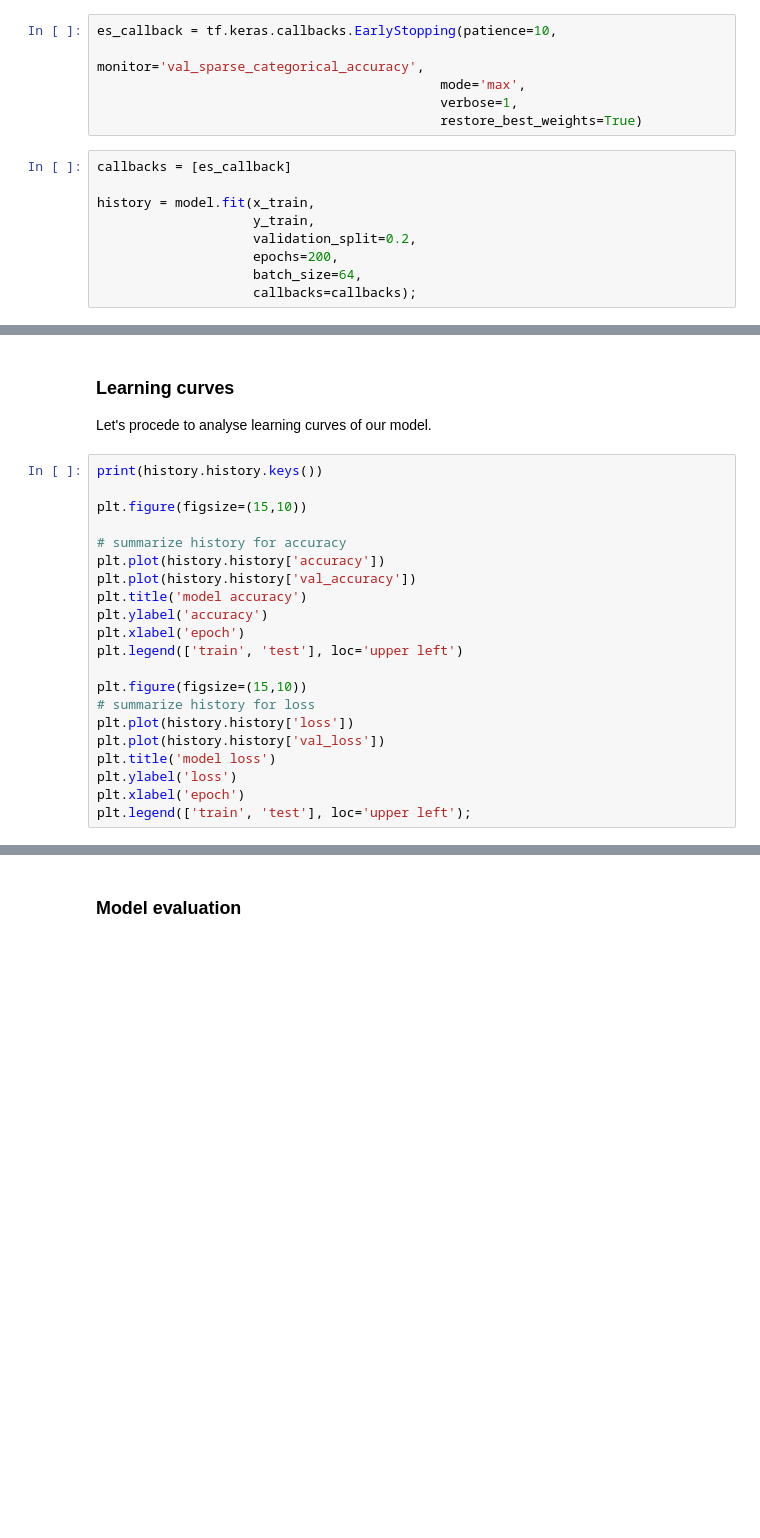
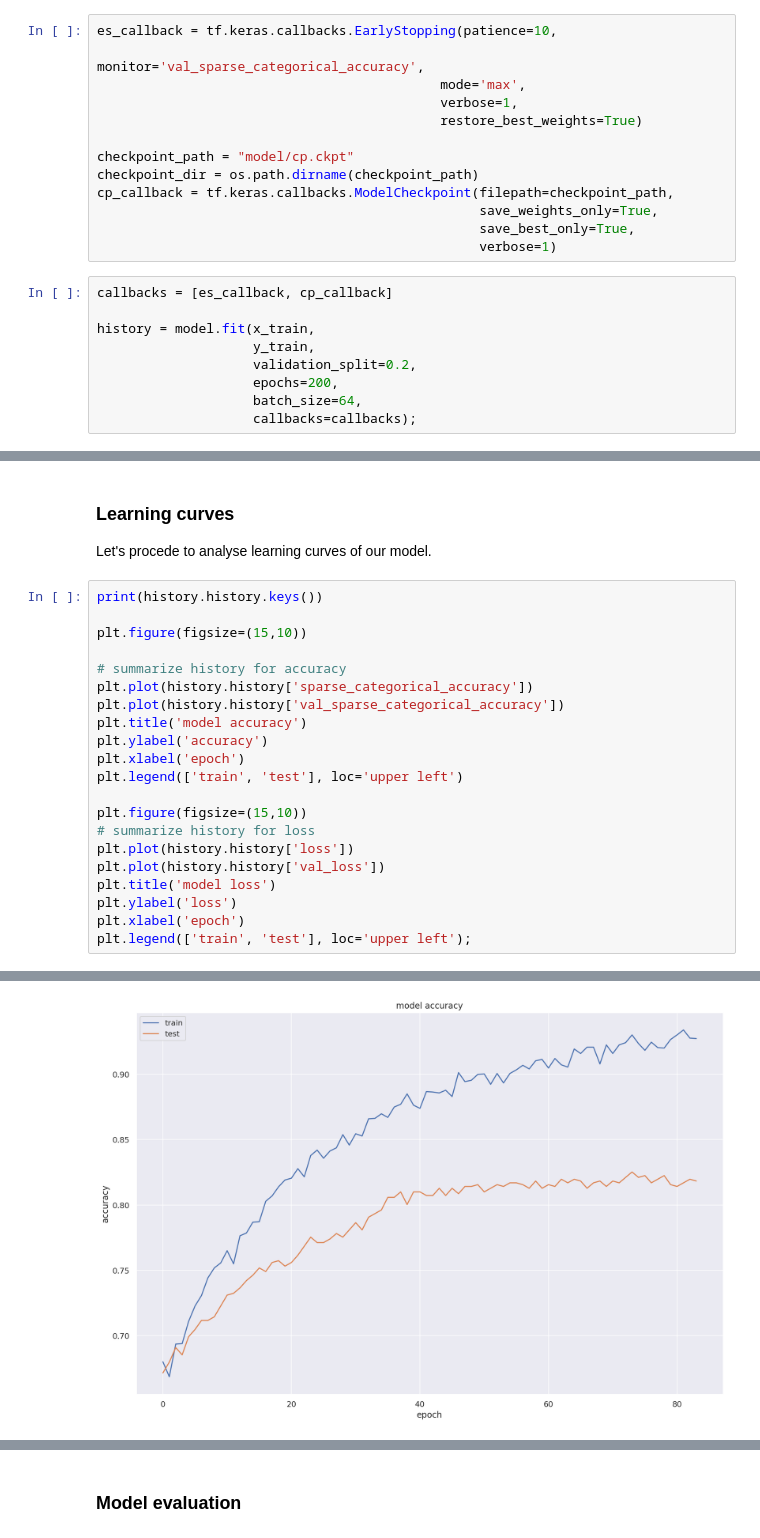
Before and after one commit to oscar-defelice/TimeSeries-lectures, a Jupyter notebook: 08.TimeSeries-Transformers.ipynb, the cells around one changed output, grey strips where cells are left out. Cells and saved outputs as stored; diff of their text form; blank space fills up the shorter version.

```diff
--- a/08.TimeSeries-Transformers.ipynb
+++ b/08.TimeSeries-Transformers.ipynb
@@ -224,8 +223,15 @@ es_callback = tf.keras.callbacks.EarlyStopping(patience=10,
                                             mode='max',
                                             verbose=1,
                                             restore_best_weights=True)
+
+checkpoint_path = "model/cp.ckpt"
+checkpoint_dir = os.path.dirname(checkpoint_path)
+cp_callback = tf.keras.callbacks.ModelCheckpoint(filepath=checkpoint_path,
+                                                 save_weights_only=True,
+                                                 save_best_only=True,
+                                                 verbose=1)
 # %%
-callbacks = [es_callback]
+callbacks = [es_callback, cp_callback]
 
 history = model.fit(x_train,
                     y_train,
@@ -242,8 +272,8 @@ print(history.history.keys())
 plt.figure(figsize=(15,10))
 
 # summarize history for accuracy
-plt.plot(history.history['accuracy'])
-plt.plot(history.history['val_accuracy'])
+plt.plot(history.history['sparse_categorical_accuracy'])
+plt.plot(history.history['val_sparse_categorical_accuracy'])
 plt.title('model accuracy')
 plt.ylabel('accuracy')
 plt.xlabel('epoch')
@@ -257,3 +287,4 @@ plt.title('model loss')
 plt.ylabel('loss')
 plt.xlabel('epoch')
 plt.legend(['train', 'test'], loc='upper left');
+# %% [output]
@@ -259,0 +292 @@ plt.legend(['train', 'test'], loc='upper left');
+[figure, added]
```
Also changed, not shown: parts of 9 cells of this notebook.
